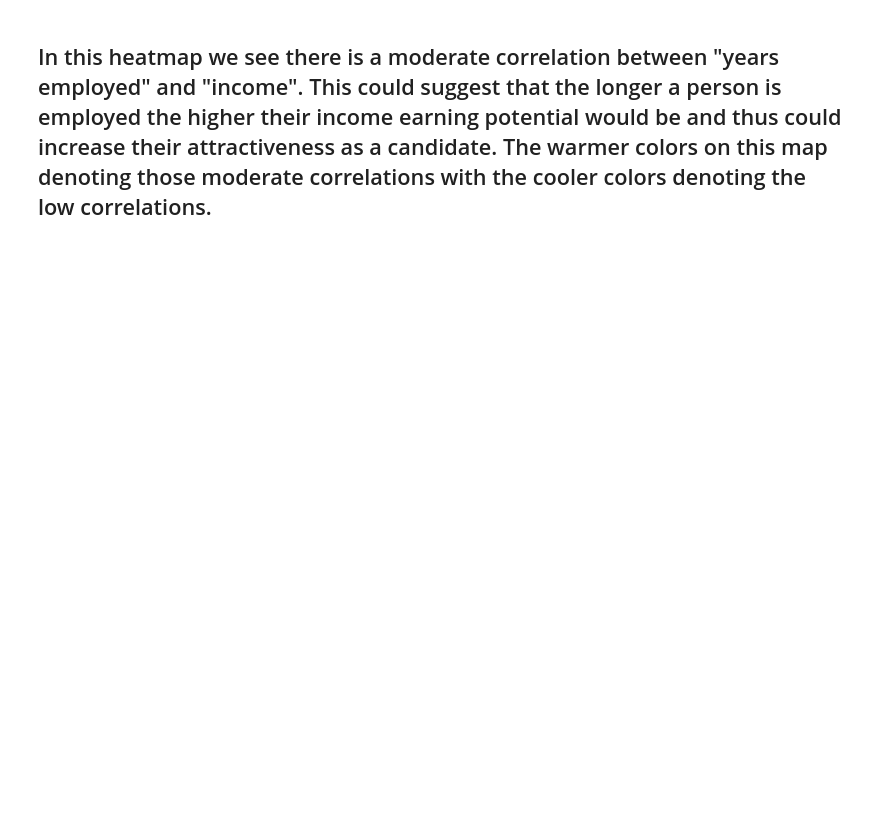
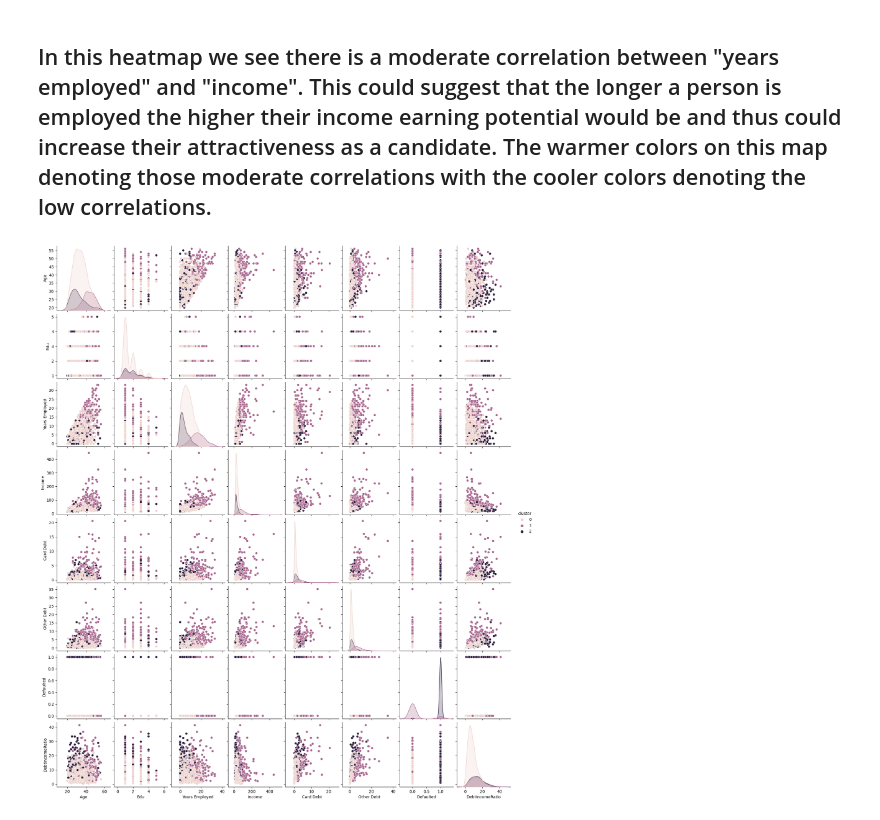
Before and after one commit to BrianArradondo/DS_Class_Assignments, a Jupyter notebook: Project 2 - Part 3.ipynb, the cells around one changed output. Drawn from its saved outputs; the diff is of its cells as text; code cells hidden in the pictures; blank space fills up the shorter version.

```diff
--- a/Project 2 - Part 3.ipynb
+++ b/Project 2 - Part 3.ipynb
@@ -144,2 +146,9 @@ sns.heatmap(corr, cmap = "coolwarm", annot = True, ax=ax);
 # %% [markdown]
 ## In this heatmap we see there is a moderate correlation between "years employed" and "income". This could suggest that the longer a person is employed the higher their income earning potential would be and thus could increase their attractiveness as a candidate. The warmer colors on this map denoting those moderate correlations with the cooler colors denoting the low correlations.
+# %%
+sns.pairplot(
+    data=df,
+    aspect=.85,
+    hue="cluster");
+# %% [output]
+[figure, added]
```
Also changed, not shown: parts of 8 cells of this notebook, 2 other files.
